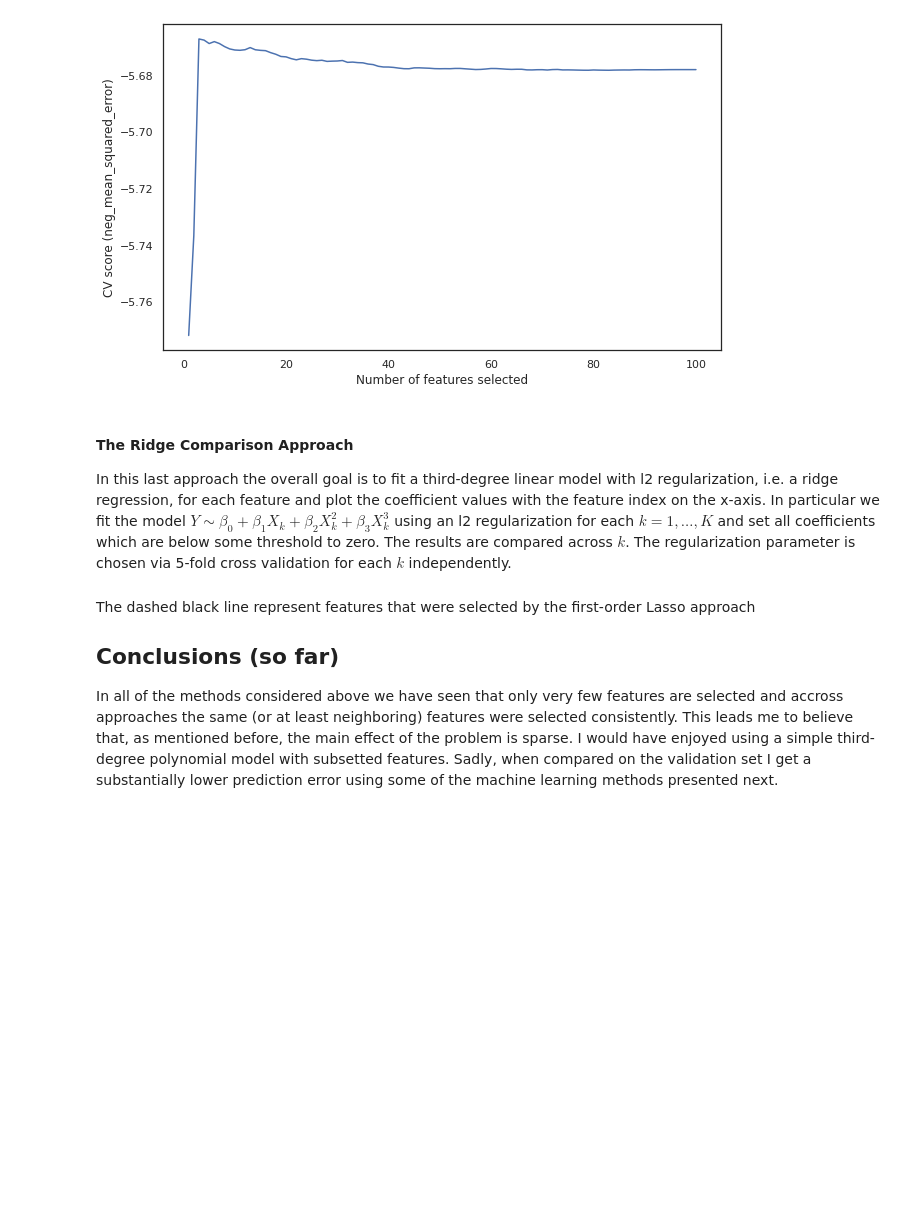
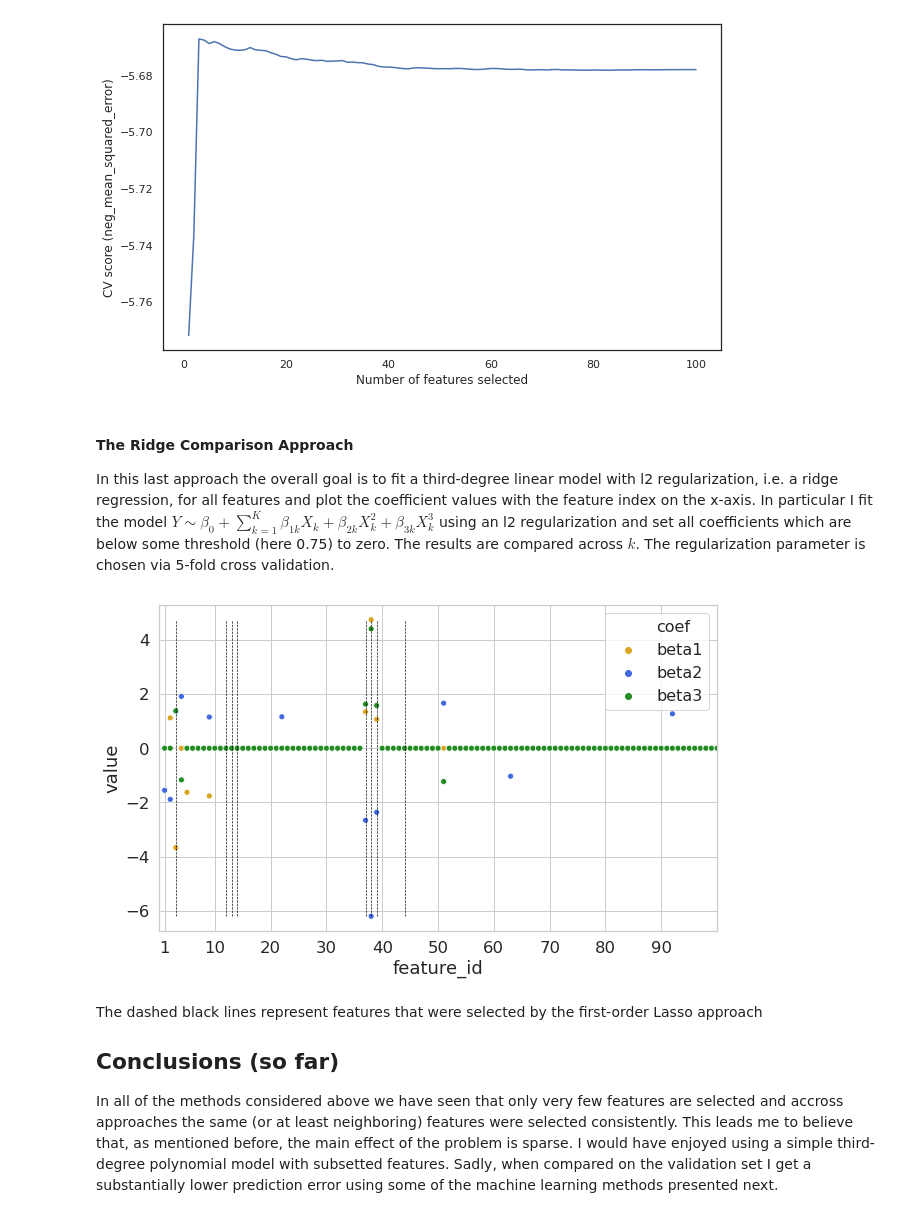
Before and after one commit to timmens/topics-project, a Jupyter notebook: book/simulated_reverse_engineering.ipynb, the cells around one changed output. Saved outputs shown, nothing was run; the diff lists cells and outputs as text; code cells hidden in the pictures; blank space fills up the shorter version.

```diff
--- a/book/simulated_reverse_engineering.ipynb
+++ b/book/simulated_reverse_engineering.ipynb
@@ -273,4 +258,4 @@ plt.show()
 # %% [markdown]
 #### The Ridge Comparison Approach
 
-In this last approach the overall goal is to fit a third-degree linear model with l2 regularization, i.e. a ridge regression, for each feature and plot the coefficient values with the feature index on the x-axis. In particular we fit the model $Y \sim \beta_0 + \beta_1 X_k + \beta_2 X_k^2 + \beta_3 X_k^3$ using an l2 regularization for each $k = 1,\dots,K$ and set all coefficients which are below some threshold to zero. The results are compared across $k$. The regularization parameter is chosen via 5-fold cross validation for each $k$ independently.
+In this last approach the overall goal is to fit a third-degree linear model with l2 regularization, i.e. a ridge regression, for all features and plot the coefficient values with the feature index on the x-axis. In particular I fit the model $Y \sim \beta_0 + \sum_{k=1}^K \beta_{1k} X_k + \beta_{2k} X_k^2 + \beta_{3k} X_k^3$ using an l2 regularization and set all coefficients which are below some threshold (here 0.75) to zero. The results are compared across $k$. The regularization parameter is chosen via 5-fold cross validation.
@@ -284,34 +262,36 @@ def get_ridge_coefs(X, y, order=3):
 # %%
-order = 3
-threshold = 0.75
+XX = pd.concat([X ** k for k in range(1, 4)], axis=1)
+
+alphas = np.logspace(-5, 1, num=20)
+ridge = RidgeCV(cv=5, alphas=alphas).fit(XX, y)
 
 df_coef = pd.DataFrame(
-    index=range(1, len(X.columns) + 1),
-    columns=["beta1", "beta2", "beta3"]
+    ridge.coef_.reshape((-1, 3), order="F"),
+    columns=["beta1", "beta2", "beta3"],
+    index=range(1, len(X.columns) + 1)
 )
-for i, col in enumerate(X):
-    coefs = get_ridge_coefs(X[[col]], y, order=order)
-    df_coef.loc[i+1, :] = coefs
 
+threshold = 0.75
 df_coef[df_coef.abs() < threshold] = 0
-
 df_coef = df_coef.rename_axis(
     "feature_id", axis=0
 ).reset_index().melt(id_vars="feature_id", var_name="coef")
-
 df_coef["value"] = df_coef["value"].astype(float)
 # %%
 plt.figure()
-ax = sns.lineplot(
+ax = sns.scatterplot(
     x="feature_id", y="value", hue="coef", data=df_coef
 )
-ax.vlines([3, 12, 13, 14, 37, 38, 39, 44], ymin=-14, ymax=10, color="black", lw=0.75, linestyle="dashed")
+ymax, ymin = df_coef["value"].max(), df_coef["value"].min()
+ax.vlines([3, 12, 13, 14, 37, 38, 39, 44], ymin=ymin, ymax=ymax, color="black", lw=0.65, linestyle="dashed")
 plt.legend(prop={'size': 16})
 plt.xlim(0, 100)
 plt.xticks((1,) + tuple(range(10, 100, 10)))
-plt.plot()
+_ = plt.plot()
+# %% [output]
+[figure, added]
 # %% [markdown]
-The dashed black line represent features that were selected by the first-order Lasso approach
+The dashed black lines represent features that were selected by the first-order Lasso approach
 
 ## Conclusions  (so far)
 
```
Also changed, not shown: parts of 11 cells of this notebook, 7 other files.
